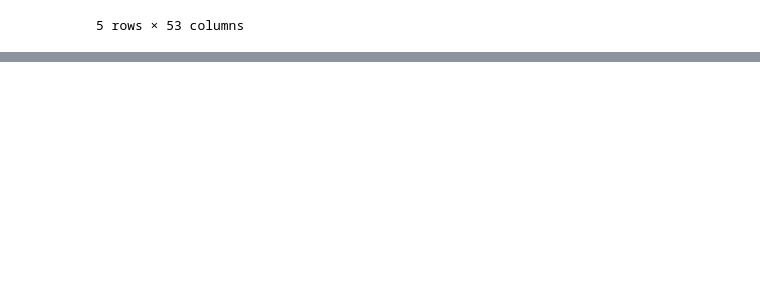
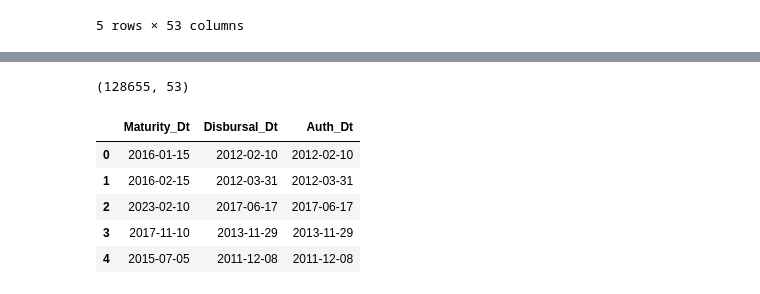
Before and after one commit to RaghupatiRaghav/UsuriousSisters, a Jupyter notebook: data_clean.ipynb, the cells around one changed output, grey strips where cells are left out. Saved outputs shown, nothing was run; the diff lists cells and outputs as text; code cells hidden in the pictures; blank space fills up the shorter version.

```diff
--- a/data_clean.ipynb
+++ b/data_clean.ipynb
@@ -275,0 +288,6 @@ demo_final.head()
+# %%
+#dropping the old Date columns
+demo_final.drop(['DisbursalDate','MaturityDAte', 'AuthDate'], inplace = True, axis = 1)
+print(demo_final.shape)
+# %% [output]
+(128655, 53)
@@ -275,0 +309,10 @@ demo_final.head()
+# %%
+#QC
+demo_final[['Maturity_Dt','Disbursal_Dt','Auth_Dt']].head()
+# %% [output]
+|  | Maturity_Dt | Disbursal_Dt | Auth_Dt |
+| 0 | 2016-01-15 | 2012-02-10 | 2012-02-10 |
+| 1 | 2016-02-15 | 2012-03-31 | 2012-03-31 |
+| 2 | 2023-02-10 | 2017-06-17 | 2017-06-17 |
+| 3 | 2017-11-10 | 2013-11-29 | 2013-11-29 |
+| 4 | 2015-07-05 | 2011-12-08 | 2011-12-08 |
```
Also changed, not shown: parts of 9 cells of this notebook, 4 other files.
